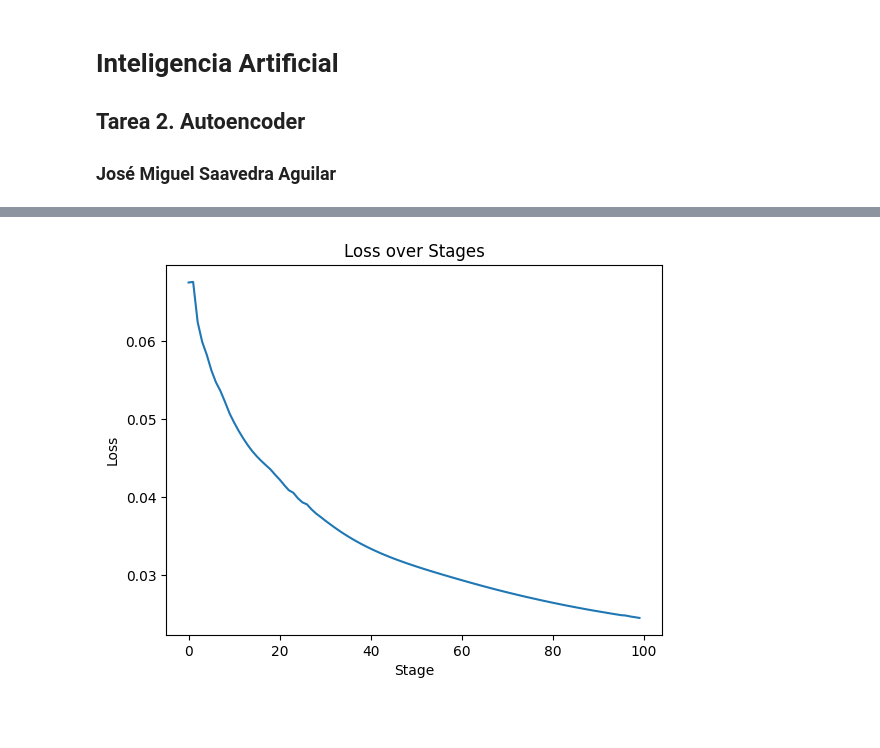
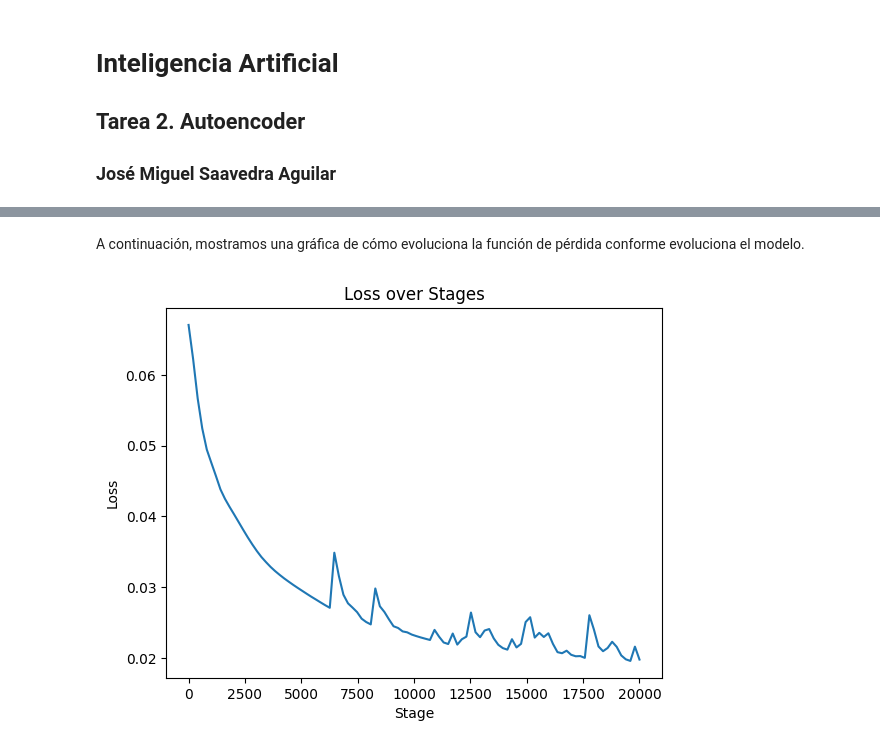
Before and after one commit to JMSaavedraA/Python, a Jupyter notebook: IA/Tarea 2/AutoEncoder.ipynb, the cells around one changed output, grey strips where cells are left out. Cells and saved outputs as stored; diff of their text form; code cells hidden in the pictures; blank space fills up the shorter version.

```diff
--- a/IA/Tarea 2/AutoEncoder.ipynb
+++ b/IA/Tarea 2/AutoEncoder.ipynb
@@ -139,8 +154,10 @@ class NeuralNetwork:
 
         self.W1 -= self.learning_rate * self.W1_grad
         self.b1 -= self.learning_rate * self.b1_grad
+
         self.W2 -= self.learning_rate * self.W2_grad
         self.b2 -= self.learning_rate * self.b2_grad
+
         self.W3 -= self.learning_rate * self.W3_grad
         self.b3 -= self.learning_rate * self.b3_grad
 
@@ -155,15 +172,19 @@ class NeuralNetwork:
         self.learning_rate = learning_rate
         stages = epochs // 100
         self.losses = np.zeros(100)
+        print(f"Running {epochs} epochs with batch size {batch_size}.")
+        print(f"Results will be printed every {stages} epochs.")
+        print(f"Initial Loss: {self.loss(X):.4f}")
+        print(f"Network Size: {self.input_size} -> {self.hidden_size1} -> {self.hidden_size2} -> {self.output_size}")
+        print("Training...")
         for i in range(100):
-            for j in range(stages):
+            for j in range(stages-1):
                 subsample = np.random.choice(num_samples, batch_size, replace=False)
                 x_batch = X[:, subsample]
                 self.forward(x_batch)
                 self.backward(x_batch)
-            self.learning_rate = max(1e-4, self.learning_rate * 0.5)
+            self.learning_rate = max(2e-4, self.learning_rate * 0.5)
             self.forward(X)
             self.backward(X)
             self.losses[i] = self.loss(X)
-            thisEpoch = stages*(i + 1)
-            print(f"Epoch {thisEpoch}, Loss: {self.losses[i]:.4f}")
+            print(f"Epoch {stages * (i+1)}/{100*stages}, Loss: {self.losses[i]:.4f}")
@@ -186,4 +211,4 @@ hidden_size2 = 32
 output_size = input_size  # Output size is same as input size for autoencoder
 batch_size = 256
 learning_rate = 1e-3
-epochs = 10000
+epochs = 20000
@@ -212,8 +241,10 @@ Epoch 10000, Loss: 0.0245
+# %% [markdown]
+A continuación, mostramos una gráfica de cómo evoluciona la función de pérdida conforme evoluciona el modelo.
 # %%
-plt.plot(model.losses)
+plt.plot(np.linspace(0,epochs, 100),model.losses)
 plt.xlabel('Stage')
 plt.ylabel('Loss')
 plt.title('Loss over Stages')
 plt.show()
 # %% [output]
-[figure, old version]
+[figure, new version]
```
Also changed, not shown: parts of 8 cells of this notebook, 9 other files.
